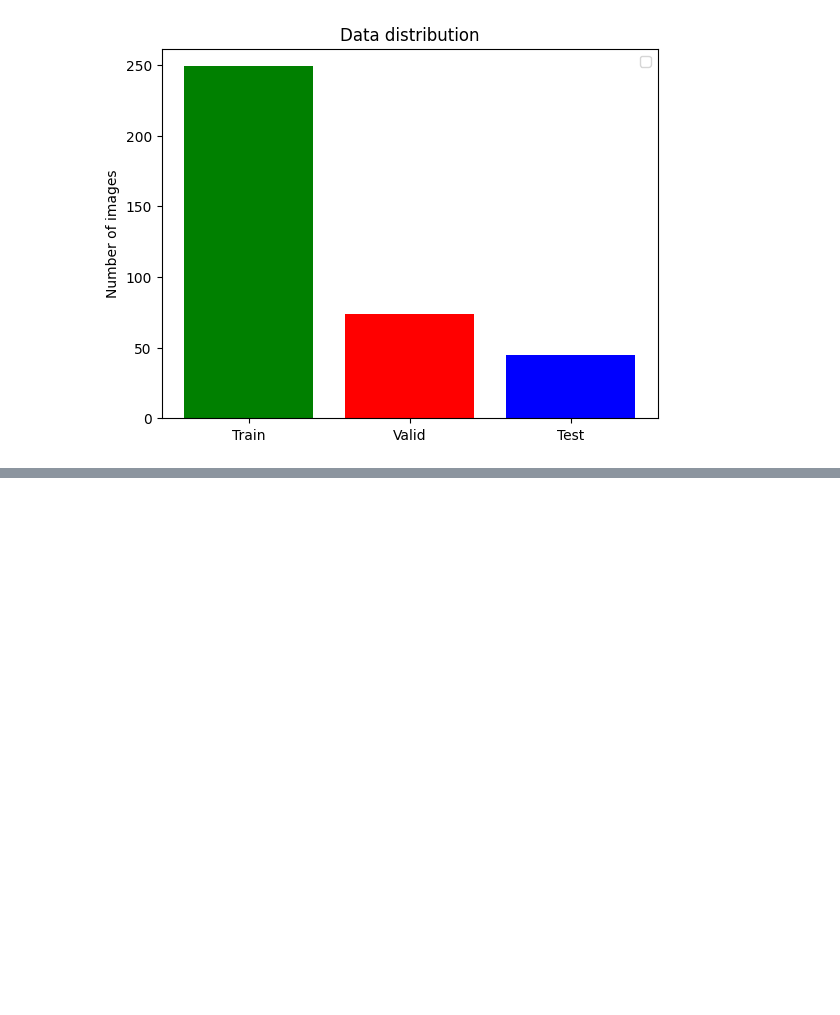
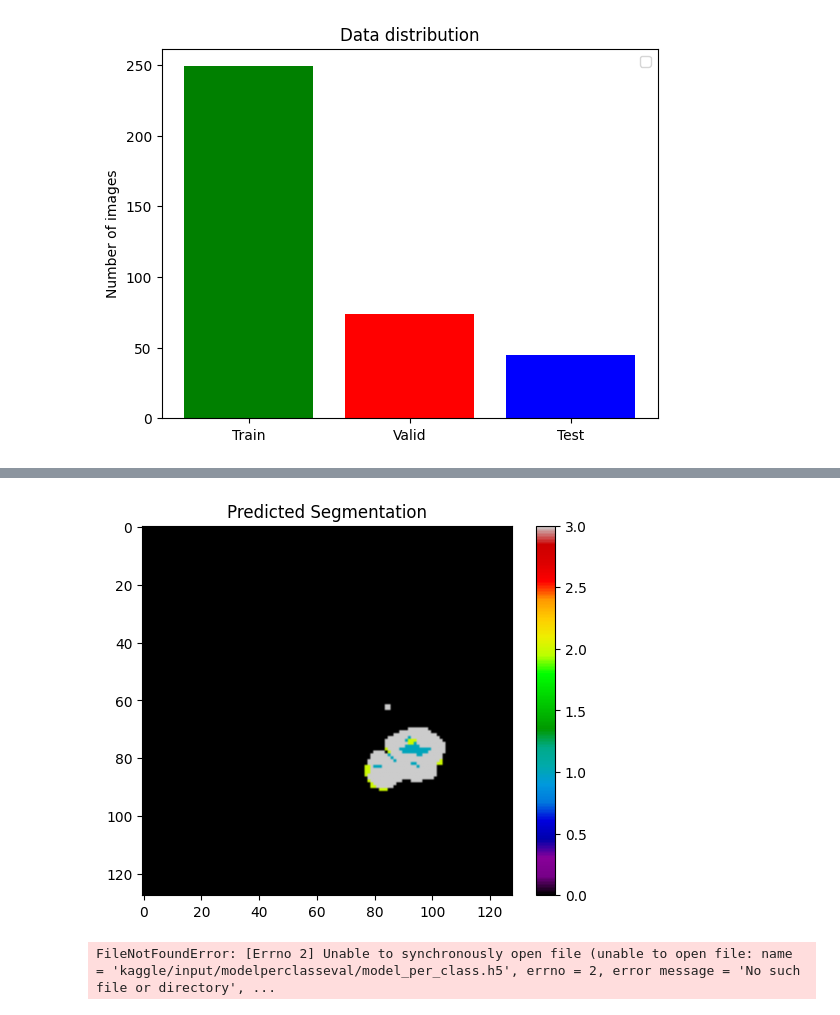
Before and after one commit to Srinivasan641/Python, a Jupyter notebook: chapter_appendix-tools-for-deep-learning/jupyter.ipynb, the cells around one changed output, grey strips where cells are left out. Drawn from its saved outputs; the diff is of its cells as text; code cells hidden in the pictures; blank space fills up the shorter version.

Commit message:
epoch update

```diff
--- a/chapter_appendix-tools-for-deep-learning/jupyter.ipynb
+++ b/chapter_appendix-tools-for-deep-learning/jupyter.ipynb
@@ -584,0 +611,65 @@ get_classification(prediction)
+# %%
+import matplotlib.pyplot as plt
+
+def visualize_prediction(prediction):
+    plt.imshow(prediction, cmap='nipy_spectral')  # 'nipy_spectral' gives distinct colors for different classes
+    plt.title('Predicted Segmentation')
+    plt.colorbar()
+    plt.show()
+# %%
+visualize_prediction(prediction)
+# %% [output]
+[figure, added]
+# %%
+########### load trained model ################
+model = keras.models.load_model('3D_MRI_Brain_tumor_segmentation.h5',
+                                   custom_objects={ 'accuracy' : tf.keras.metrics.MeanIoU(num_classes=4),
+                                                   "dice_coef": dice_coef,
+                                                   "precision": precision,
+                                                   "sensitivity":sensitivity,
+                                                   "specificity":specificity,
+                                                   "dice_coef_necrotic": dice_coef_necrotic,
+                                             "dice_coef_edema": dice_coef_edema,
+                                                   "dice_coef_enhancing": dice_coef_enhancing
+                                                  }, compile=False)
+
+history = pd.read_csv('training.log', sep=',', engine='python')
+
+hist=history
+
+############### ########## ####### #######
+
+# hist=history.history
+
+acc=hist['accuracy']
+val_acc=hist['val_accuracy']
+
+epoch=range(len(acc))
+
+loss=hist['loss']
+val_loss=hist['val_loss']
+
+train_dice=hist['dice_coef']
+val_dice=hist['val_dice_coef']
+
+f,ax=plt.subplots(1,4,figsize=(16,8))
+
+ax[0].plot(epoch,acc,'b',label='Training Accuracy')
+ax[0].plot(epoch,val_acc,'r',label='Validation Accuracy')
+ax[0].legend()
+
+ax[1].plot(epoch,loss,'b',label='Training Loss')
+ax[1].plot(epoch,val_loss,'r',label='Validation Loss')
+ax[1].legend()
+
+ax[2].plot(epoch,train_dice,'b',label='Training dice coef')
+ax[2].plot(epoch,val_dice,'r',label='Validation dice coef')
+ax[2].legend()
+
+ax[3].plot(epoch,hist['mean_io_u'],'b',label='Training mean IOU')
+ax[3].plot(epoch,hist['val_mean_io_u'],'r',label='Validation mean IOU')
+ax[3].legend()
+
+plt.show()
+# %% [output]
+FileNotFoundError: [Errno 2] Unable to synchronously open file (unable to open file: name = 'kaggle/input/modelperclasseval/model_per_class.h5', errno = 2, error message = 'No such file or directory', ...
```
Also changed, not shown: parts of 3 cells of this notebook.
